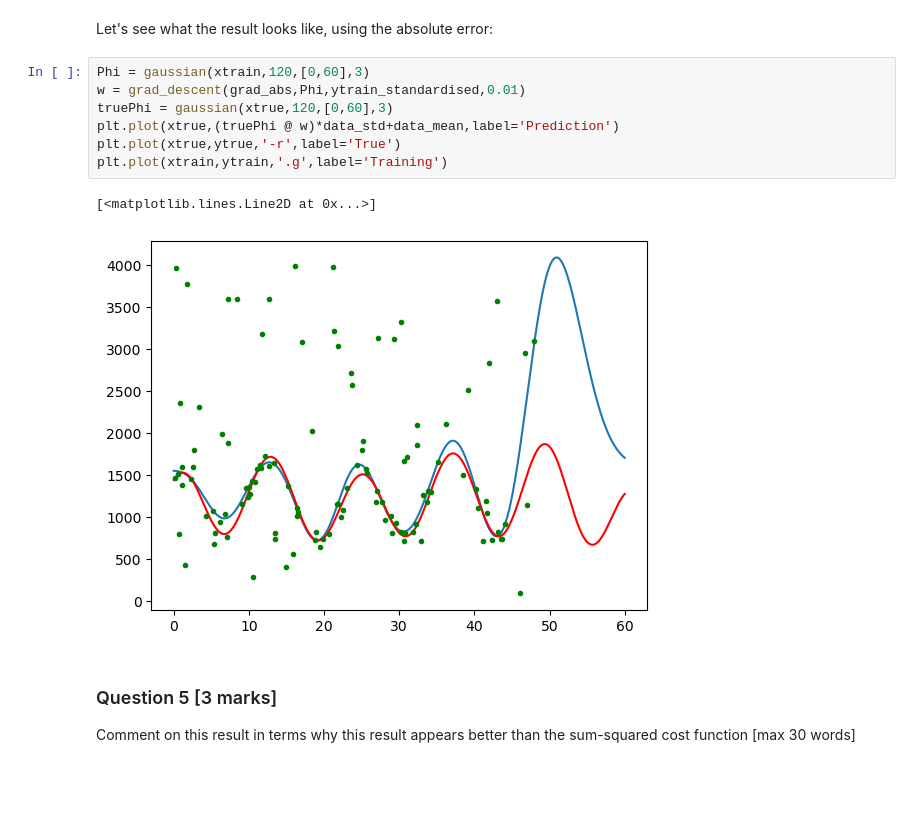
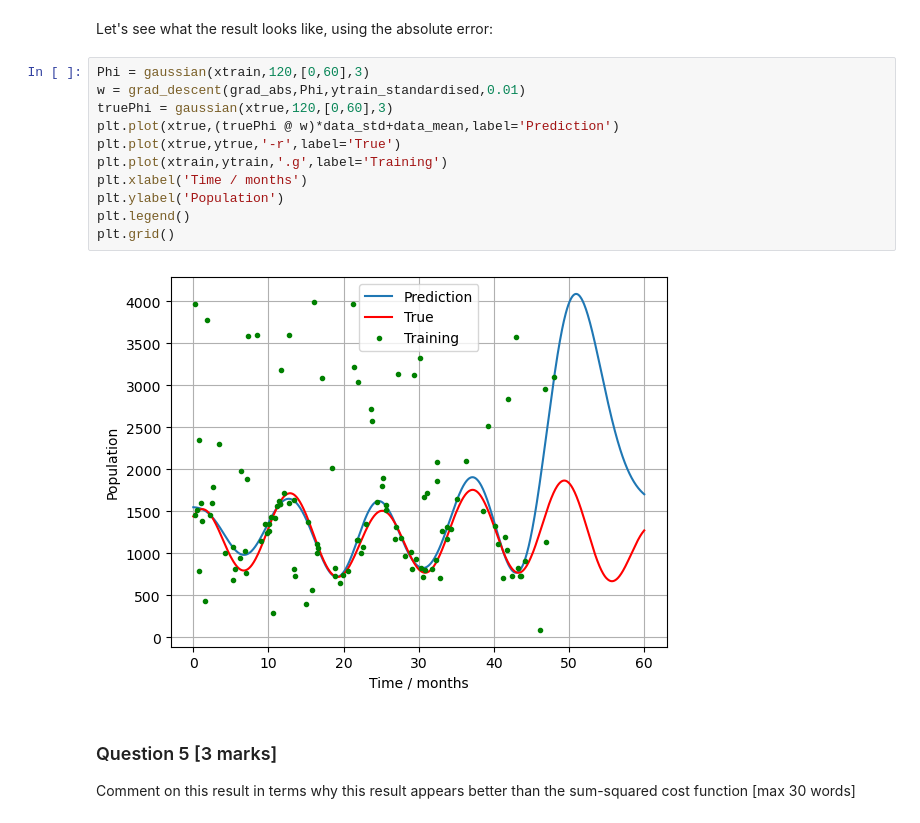
Before and after one commit to adhirajbane13/Uni_Sheffield_Module_Work, a Jupyter notebook: ML-and-AI/Assignment/assignment_ACS23AB.ipynb, the cells around one changed output. Drawn from its saved outputs; the diff is of its cells as text; blank space fills up the shorter version.

```diff
--- a/ML-and-AI/Assignment/assignment_ACS23AB.ipynb
+++ b/ML-and-AI/Assignment/assignment_ACS23AB.ipynb
@@ -250,13 +251,16 @@ Let's see what the result looks like, using the absolute error:
 # %%
 Phi = gaussian(xtrain,120,[0,60],3)
 w = grad_descent(grad_abs,Phi,ytrain_standardised,0.01)
 truePhi = gaussian(xtrue,120,[0,60],3)
 plt.plot(xtrue,(truePhi @ w)*data_std+data_mean,label='Prediction')
 plt.plot(xtrue,ytrue,'-r',label='True')
 plt.plot(xtrain,ytrain,'.g',label='Training')
+plt.xlabel('Time / months')
+plt.ylabel('Population')
+plt.legend()
+plt.grid()
 # %% [output]
-[<matplotlib.lines.Line2D at 0x...>]
-[figure, old version]
+[figure, new version]
 # %% [markdown]
 ### Question 5 [3 marks]
 
```
Also changed, not shown: parts of 9 cells of this notebook, 2 other files.
